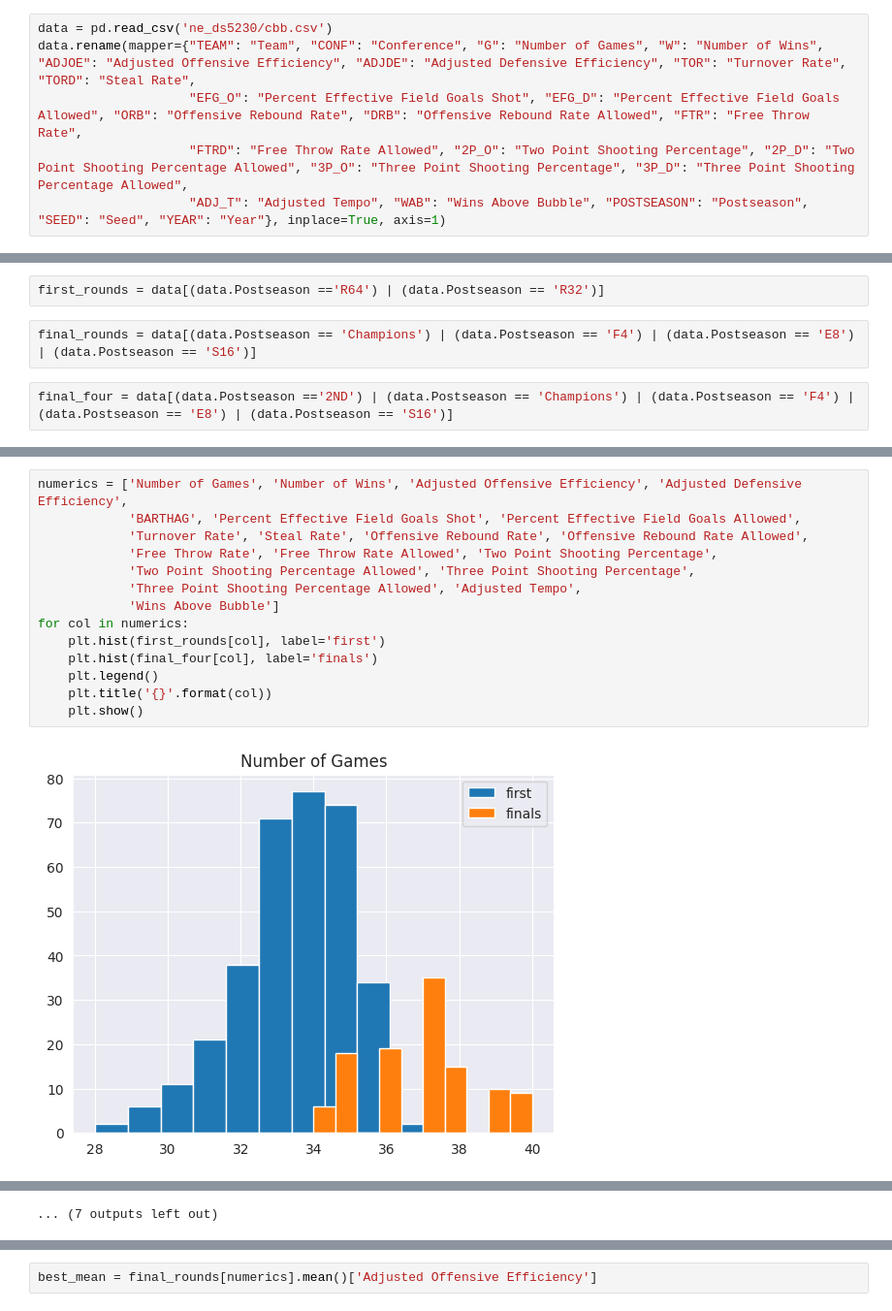
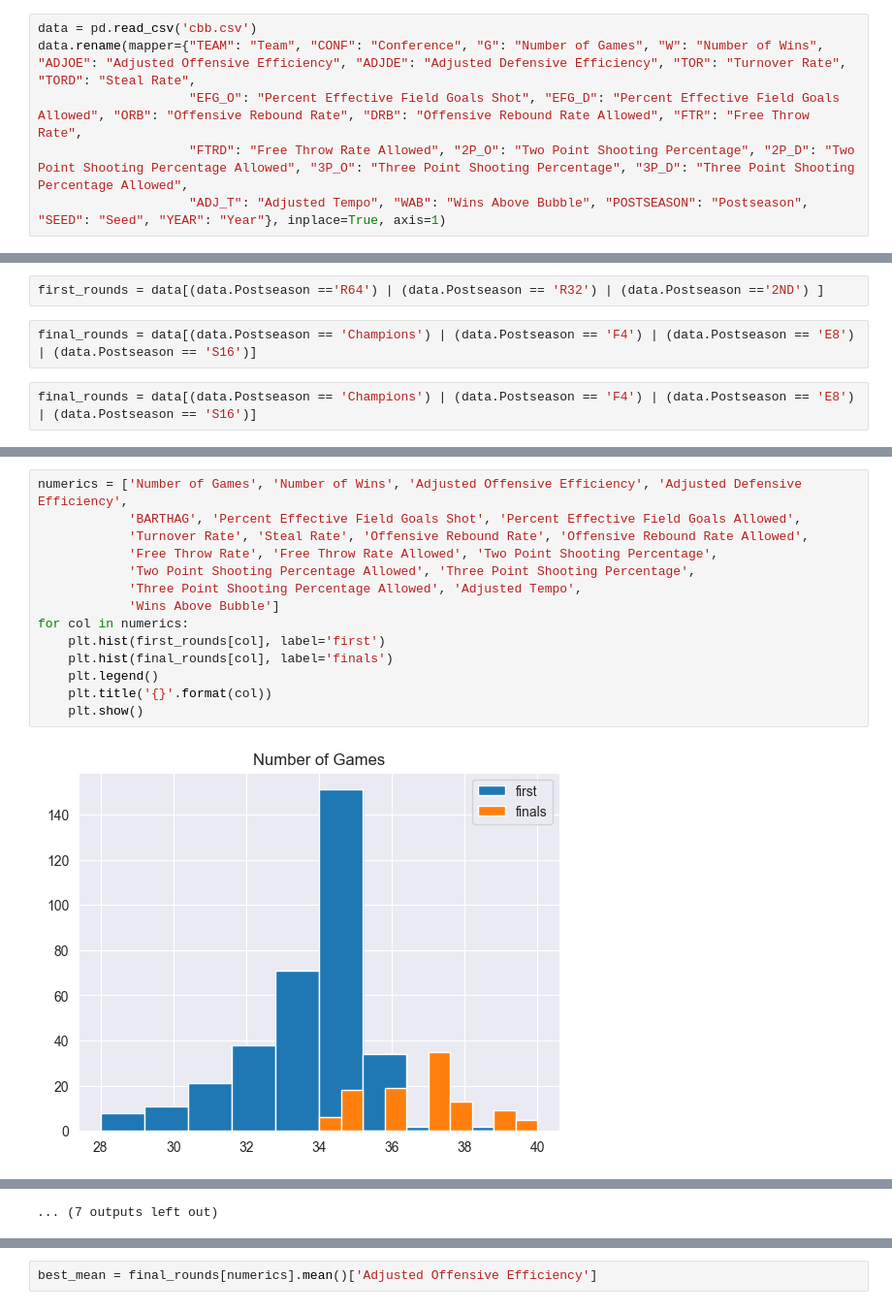
Before and after one commit to stvschmdt/ne_ds5230, a Jupyter notebook: week_2_example_eda_ka.ipynb, the cells around one changed output, grey strips where cells are left out. Shown at 97% size. Saved outputs shown, nothing was run; the diff lists cells and outputs as text.

```diff
--- a/week_2_example_eda_ka.ipynb
+++ b/week_2_example_eda_ka.ipynb
@@ -15,7 +13,7 @@ import seaborn as sns
 
 sns.set_style("darkgrid")
 # %%
-data = pd.read_csv('ne_ds5230/cbb.csv')
+data = pd.read_csv('cbb.csv')
 data.rename(mapper={"TEAM": "Team", "CONF": "Conference", "G": "Number of Games", "W": "Number of Wins", "ADJOE": "Adjusted Offensive Efficiency", "ADJDE": "Adjusted Defensive Efficiency", "TOR": "Turnover Rate", "TORD": "Steal Rate",
                     "EFG_O": "Percent Effective Field Goals Shot", "EFG_D": "Percent Effective Field Goals Allowed", "ORB": "Offensive Rebound Rate", "DRB": "Offensive Rebound Rate Allowed", "FTR": "Free Throw Rate",
                     "FTRD": "Free Throw Rate Allowed", "2P_O": "Two Point Shooting Percentage", "2P_D": "Two Point Shooting Percentage Allowed", "3P_O": "Three Point Shooting Percentage", "3P_D": "Three Point Shooting Percentage Allowed",
@@ -156,7 +135,7 @@ array([[<Axes: title={'center': 'Number of Games'}>,
 # %%
-first_rounds = data[(data.Postseason =='R64') | (data.Postseason == 'R32')]
+first_rounds = data[(data.Postseason =='R64') | (data.Postseason == 'R32') | (data.Postseason =='2ND') ]
 # %%
 final_rounds = data[(data.Postseason == 'Champions') | (data.Postseason == 'F4') | (data.Postseason == 'E8') | (data.Postseason == 'S16')]
 # %%
-final_four = data[(data.Postseason =='2ND') | (data.Postseason == 'Champions') | (data.Postseason == 'F4') | (data.Postseason == 'E8') | (data.Postseason == 'S16')]
+final_rounds = data[(data.Postseason == 'Champions') | (data.Postseason == 'F4') | (data.Postseason == 'E8') | (data.Postseason == 'S16')]
 # %%
@@ -178,16 +157,16 @@ final_four
 # %%
 numerics = ['Number of Games', 'Number of Wins', 'Adjusted Offensive Efficiency', 'Adjusted Defensive Efficiency',
             'BARTHAG', 'Percent Effective Field Goals Shot', 'Percent Effective Field Goals Allowed',
             'Turnover Rate', 'Steal Rate', 'Offensive Rebound Rate', 'Offensive Rebound Rate Allowed',
             'Free Throw Rate', 'Free Throw Rate Allowed', 'Two Point Shooting Percentage',
             'Two Point Shooting Percentage Allowed', 'Three Point Shooting Percentage',
             'Three Point Shooting Percentage Allowed', 'Adjusted Tempo',
             'Wins Above Bubble']
 for col in numerics:
     plt.hist(first_rounds[col], label='first')
-    plt.hist(final_four[col], label='finals')
+    plt.hist(final_rounds[col], label='finals')
     plt.legend()
     plt.title('{}'.format(col))
     plt.show()
 # %% [output]
-[figure, old version]
+[figure, new version]
```
Also changed, not shown: parts of 23 cells of this notebook.
